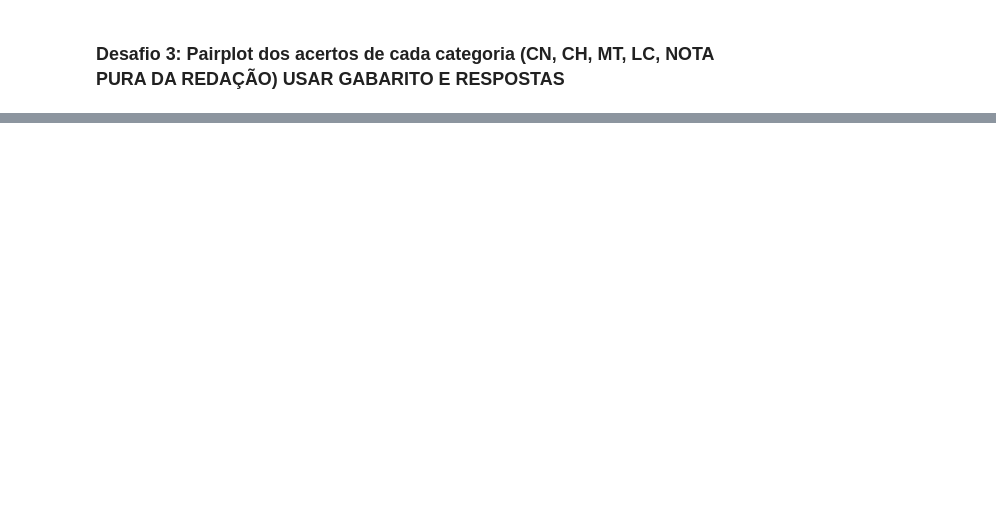
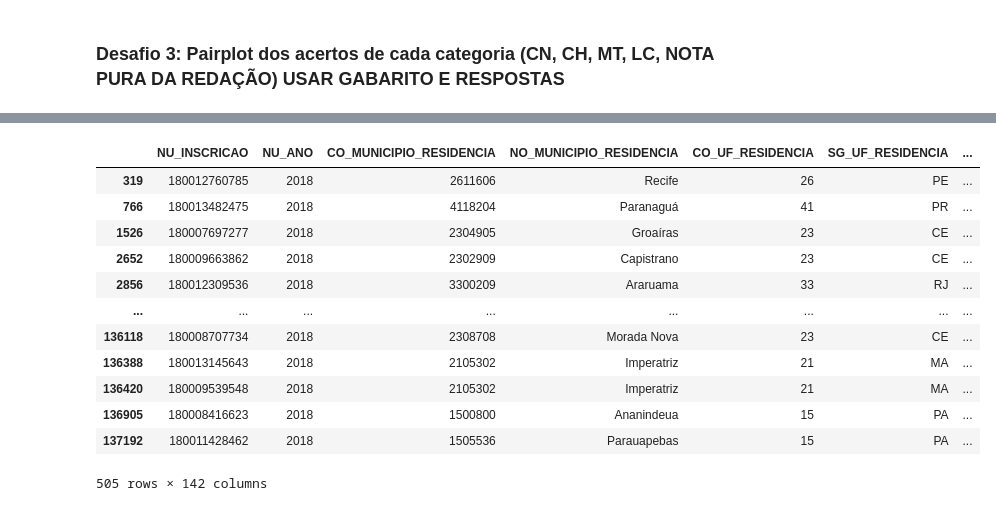
Before and after one commit to cesarvinici/quarentena-de-dados, a Jupyter notebook: Aula04/Enem-2018.ipynb, the cells around one changed output, grey strips where cells are left out. Saved outputs shown, nothing was run; the diff lists cells and outputs as text; code cells hidden in the pictures; blank space fills up the shorter version.

```diff
--- a/Aula04/Enem-2018.ipynb
+++ b/Aula04/Enem-2018.ipynb
@@ -156,0 +190,16 @@ plt.show()
+# %%
+dados_nota[dados_nota['QTD_ACERTOS_CH'] == 0]
+# %% [output]
+|  | NU_INSCRICAO | NU_ANO | CO_MUNICIPIO_RESIDENCIA | NO_MUNICIPIO_RESIDENCIA | CO_UF_RESIDENCIA | SG_UF_RESIDENCIA | ... |
+| 319 | 180012760785 | 2018 | 2611606 | Recife | 26 | PE | ... |
+| 766 | 180013482475 | 2018 | 4118204 | Paranaguá | 41 | PR | ... |
+| 1526 | 180007697277 | 2018 | 2304905 | Groaíras | 23 | CE | ... |
+| 2652 | 180009663862 | 2018 | 2302909 | Capistrano | 23 | CE | ... |
+| 2856 | 180012309536 | 2018 | 3300209 | Araruama | 33 | RJ | ... |
+| ... | ... | ... | ... | ... | ... | ... | ... |
+| 136118 | 180008707734 | 2018 | 2308708 | Morada Nova | 23 | CE | ... |
+| 136388 | 180013145643 | 2018 | 2105302 | Imperatriz | 21 | MA | ... |
+| 136420 | 180009539548 | 2018 | 2105302 | Imperatriz | 21 | MA | ... |
+| 136905 | 180008416623 | 2018 | 1500800 | Ananindeua | 15 | PA | ... |
+| 137192 | 180011428462 | 2018 | 1505536 | Parauapebas | 15 | PA | ... |
+505 rows × 142 columns
```
Also changed, not shown: parts of 9 cells of this notebook, 1 other file.
